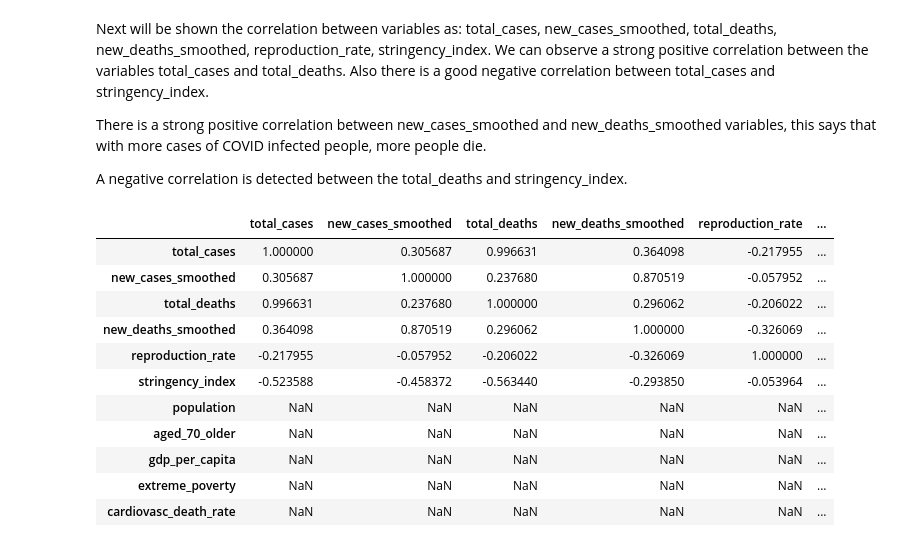
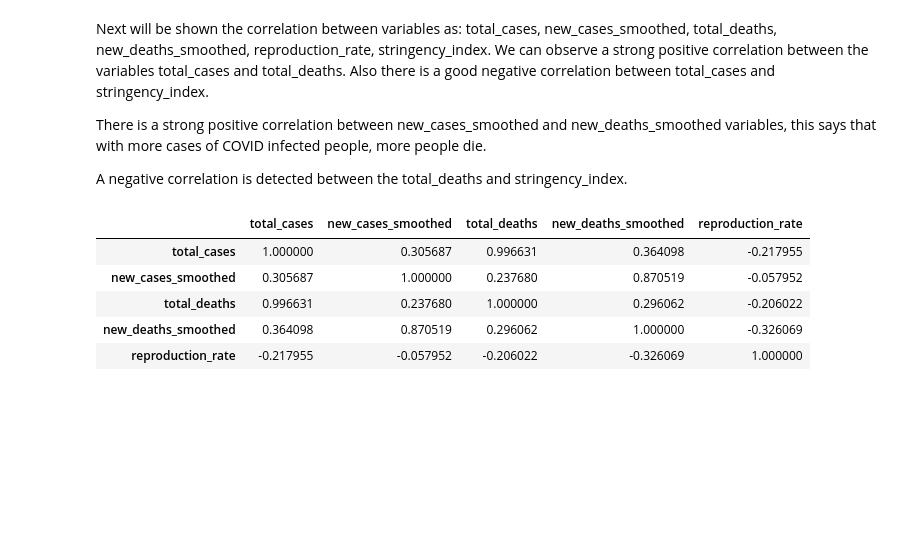
Before and after one commit to iondodon/covid19, a Jupyter notebook: mirela.ipynb, the cells around one changed output. Cells and saved outputs as stored; diff of their text form; code cells hidden in the pictures; blank space fills up the shorter version.

```diff
--- a/mirela.ipynb
+++ b/mirela.ipynb
@@ -232,18 +233,14 @@ Next will be shown the correlation between variables as: total_cases, new_cases_
 There is a strong positive correlation between new_cases_smoothed and new_deaths_smoothed variables, this says that with more cases of COVID infected people, more people die.
 
 A negative correlation is detected between the total_deaths and stringency_index.
-# %%
-dataset.corr()
-# %% [output]
-|  | total_cases | new_cases_smoothed | total_deaths | new_deaths_smoothed | reproduction_rate | ... |
-| total_cases | 1.000000 | 0.305687 | 0.996631 | 0.364098 | -0.217955 | ... |
-| new_cases_smoothed | 0.305687 | 1.000000 | 0.237680 | 0.870519 | -0.057952 | ... |
-| total_deaths | 0.996631 | 0.237680 | 1.000000 | 0.296062 | -0.206022 | ... |
-| new_deaths_smoothed | 0.364098 | 0.870519 | 0.296062 | 1.000000 | -0.326069 | ... |
-| reproduction_rate | -0.217955 | -0.057952 | -0.206022 | -0.326069 | 1.000000 | ... |
-| stringency_index | -0.523588 | -0.458372 | -0.563440 | -0.293850 | -0.053964 | ... |
-| population | NaN | NaN | NaN | NaN | NaN | ... |
-| aged_70_older | NaN | NaN | NaN | NaN | NaN | ... |
-| gdp_per_capita | NaN | NaN | NaN | NaN | NaN | ... |
-| extreme_poverty | NaN | NaN | NaN | NaN | NaN | ... |
-| cardiovasc_death_rate | NaN | NaN | NaN | NaN | NaN | ... |
+# %%
+cols_to_plot = dataset.columns[1:6].tolist()
+
+dataset[cols_to_plot].corr()
+# %% [output]
+|  | total_cases | new_cases_smoothed | total_deaths | new_deaths_smoothed | reproduction_rate |
+| total_cases | 1.000000 | 0.305687 | 0.996631 | 0.364098 | -0.217955 |
+| new_cases_smoothed | 0.305687 | 1.000000 | 0.237680 | 0.870519 | -0.057952 |
+| total_deaths | 0.996631 | 0.237680 | 1.000000 | 0.296062 | -0.206022 |
+| new_deaths_smoothed | 0.364098 | 0.870519 | 0.296062 | 1.000000 | -0.326069 |
+| reproduction_rate | -0.217955 | -0.057952 | -0.206022 | -0.326069 | 1.000000 |
```
Also changed, not shown: parts of 3 cells of this notebook.
